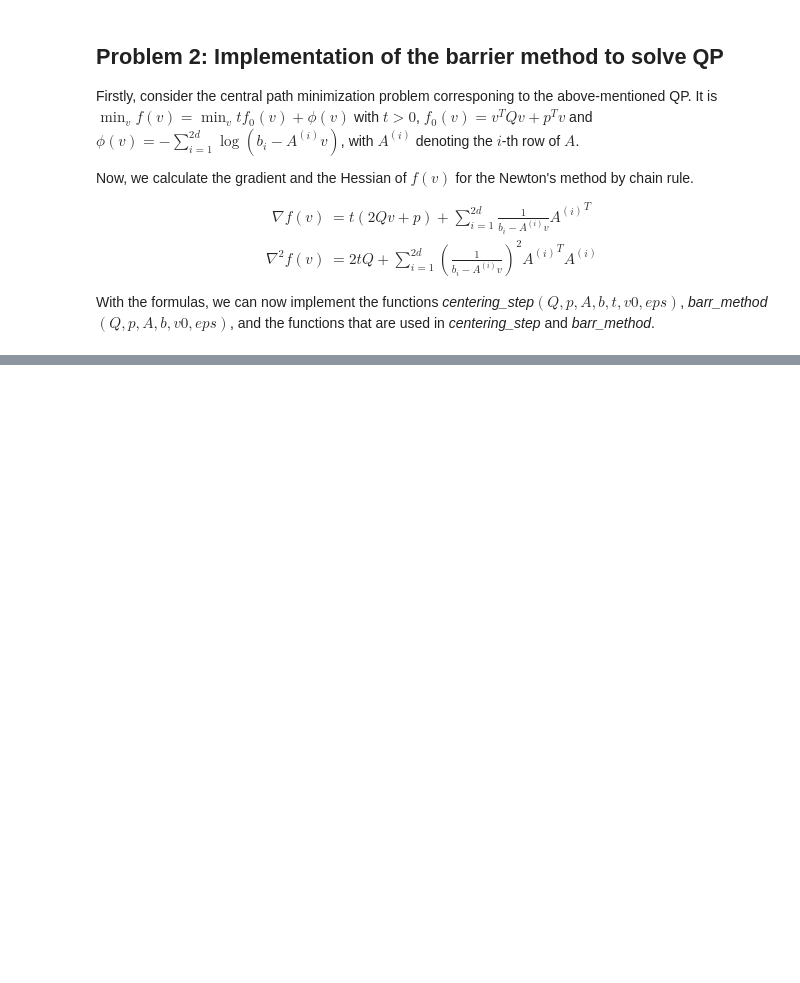
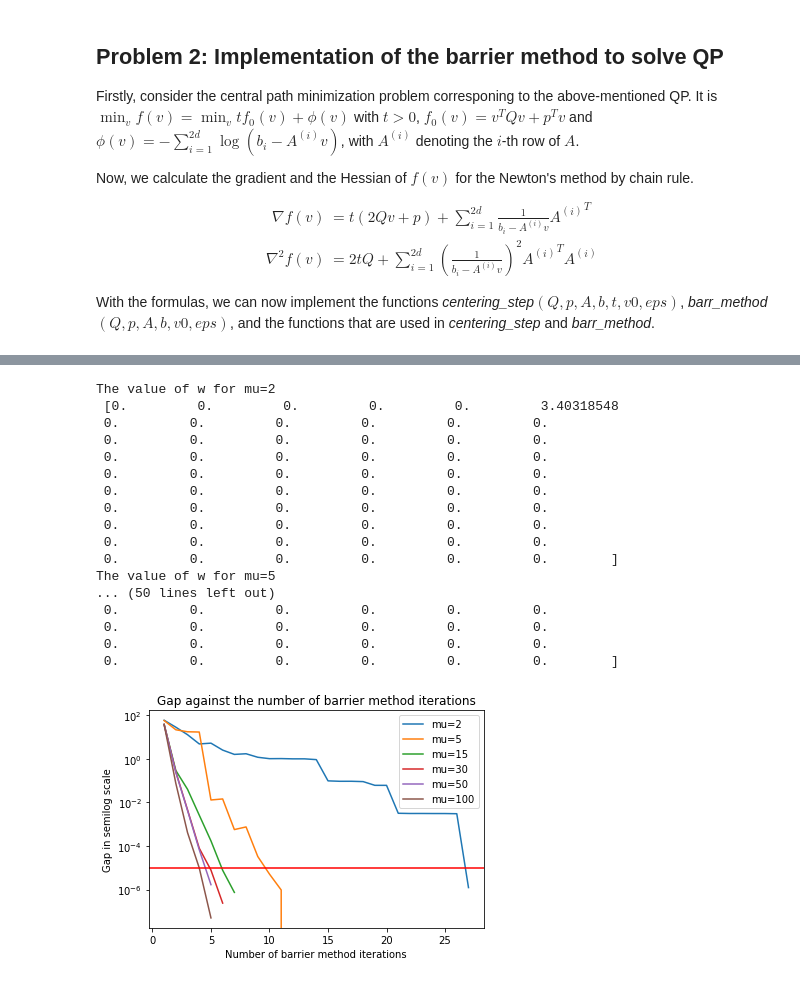
Before and after one commit to ycthomashung/MASH-CvxOpt-HW3, a Jupyter notebook: CvxOpt_HW3.ipynb, the cells around one changed output, grey strips where cells are left out. Drawn from its saved outputs; the diff is of its cells as text; code cells hidden in the pictures; blank space fills up the shorter version.

```diff
--- a/CvxOpt_HW3.ipynb
+++ b/CvxOpt_HW3.ipynb
@@ -166,0 +183,50 @@ barrier iter: 39
+# %%
+def w(X,y,v,_lambda):
+    w = np.zeros(d)
+    w_nonzero = (abs(np.matmul(X.T,v_ast)) + 1e-5 > _lambda) # add a small value to avoid numerical issues
+    Xp = X[:,np.where(w_nonzero)[0]]
+    w[np.where(w_nonzero)[0]] = np.matmul(np.linalg.inv(np.matmul(Xp.T,Xp)),np.matmul(Xp.T,(y+v)))
+    return w
+
+w_list = []
+mu_list = [2,5,15,30,50,100]
+for mu in mu_list:
+    v0 = np.zeros(n)
+    v_list, f0_list = barr_method(Q,p,A,b,v0,mu=mu,eps=eps)
+    v_ast = v_list.pop(-1)
+    w_list.append(w(X,y,v_ast,_lambda))
+
+    f0_ast = f0_list.pop(-1)
+    gap_list = f0_list - f0_ast
+    iter = list(range(len(gap_list)+1))
+    iter.pop(0)
+    plt.semilogy(iter,gap_list,label="mu=%d"%mu)
+
+for i in range(len(w_list)):
+    print("The value of w for mu=%d" %mu_list[i], "\n", w_list[i])
+
+plt.axhline(y=eps,color='r') # epsilon precision criterion
+plt.xlabel('Number of barrier method iterations')
+plt.ylabel('Gap in semilog scale')
+plt.title('Gap against the number of barrier method iterations')
+plt.legend()
+plt.show()
+# %% [output]
+The value of w for mu=2
+ [0.         0.         0.         0.         0.         3.40318548
+ 0.         0.         0.         0.         0.         0.
+ 0.         0.         0.         0.         0.         0.
+ 0.         0.         0.         0.         0.         0.
+ 0.         0.         0.         0.         0.         0.
+ 0.         0.         0.         0.         0.         0.
+ 0.         0.         0.         0.         0.         0.
+ 0.         0.         0.         0.         0.         0.
+ 0.         0.         0.         0.         0.         0.
+ 0.         0.         0.         0.         0.         0.        ]
+The value of w for mu=5
+... (50 lines left out)
+ 0.         0.         0.         0.         0.         0.
+ 0.         0.         0.         0.         0.         0.
+ 0.         0.         0.         0.         0.         0.
+ 0.         0.         0.         0.         0.         0.        ]
+[figure, added]
```
Also changed, not shown: parts of 9 cells of this notebook.
